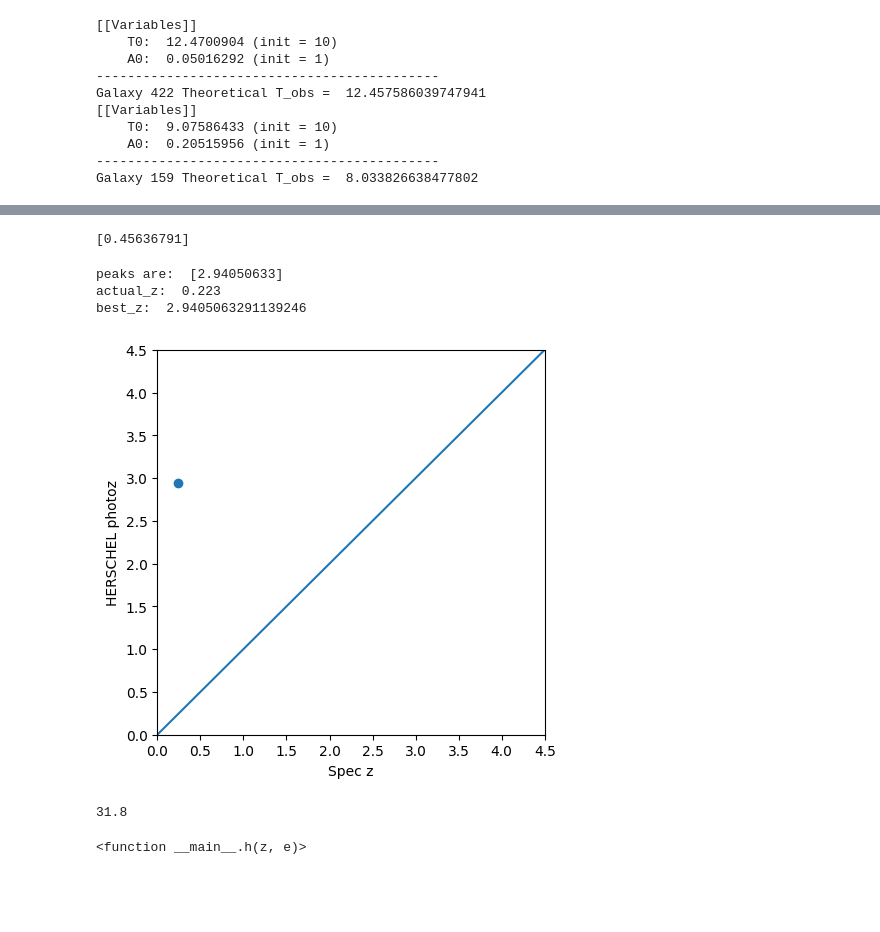
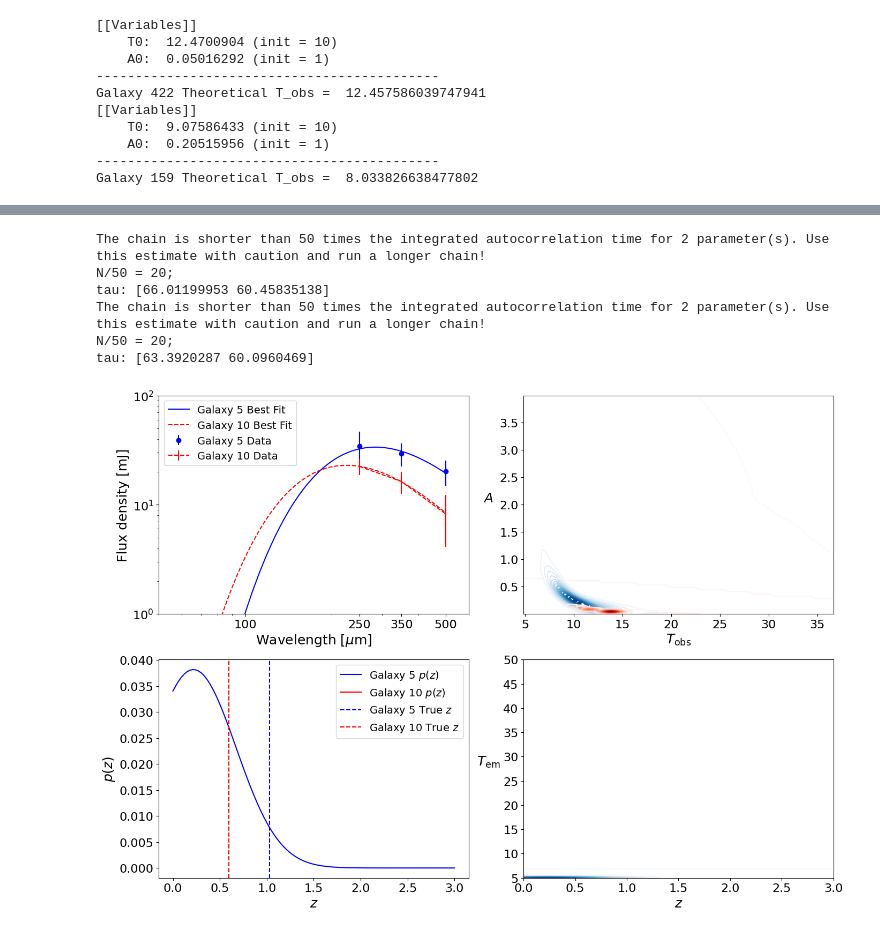
Before and after one commit to ptanouri/Submm_Photometry, a Jupyter notebook: PLOTTING_LAST_TIME_HOPEFULLY.ipynb, the cells around one changed output, grey strips where cells are left out. Cells and saved outputs as stored; diff of their text form; code cells hidden in the pictures; blank space fills up the shorter version.

```diff
--- a/PLOTTING_LAST_TIME_HOPEFULLY.ipynb
+++ b/PLOTTING_LAST_TIME_HOPEFULLY.ipynb
@@ -689,2 +684,0 @@ p_z_e = np.array(pdf_z_e(z_i=z_index, e_i=e_index))
-# %%
-p_z_e = p_z_e/np.sum(p_z_e)
@@ -1122,59 +684,0 @@ plt.show()
-# %%
-print(x_scatter)
-# %% [output]
-[0.45636791]
-# %%
-# Find peaks
-peak_indices = np.array(find_peaks(p_z)[0])
-z_peaks = z_grid[peak_indices]
-best_z = z_peaks[np.argmax(p_z[peak_indices])]
-
-print("peaks are: ", z_peaks)
-print("actual_z: ", z[index_number])
-print("best_z: ", best_z)
-
-
-
-# survery_elenoar
-# actual_z:  0.673
-# best_z:  0.8111111111111111
-
-###
-# josh
-# actual_z:  0.673
-# best_z:  0.7666666666666667
-
-###
-## pouya first model
-# actual_z:  0.673
-# best_z:  0.7222222222222222
-
-
-###
-## pouya more strict model (10<T<60,9.5<L<12.5 )
-# actual_z:  0.673
-# best_z:  0.8111111111111111
-# %% [output]
-peaks are:  [2.94050633]
-actual_z:  0.223
-best_z:  2.9405063291139246
-# %%
-
-
-# Compare predicted and actual redshifts
-x = y = np.linspace(0, 6, 2)
-fig = plt.figure(figsize=(5,5))
-ax = fig.add_subplot(111)
-ax.scatter(actual_z, best_z)
-ax.plot(x, y)
-ax.set_xlabel('Spec z')
-ax.set_ylabel('HERSCHEL photoz')
-ax.set_xlim([0, 4.5])
-ax.set_ylim([0, 4.5])
-plt.show()
-# %% [output]
-[figure, removed]
-# %%
-T[index_number]
-# %% [output]
-31.8
@@ -1180,0 +840,10 @@ T[index_number]
+# %%
+plot_flux_for_two_galaxies(index1=5, index2=10)
+# %% [output]
+The chain is shorter than 50 times the integrated autocorrelation time for 2 parameter(s). Use this estimate with caution and run a longer chain!
+N/50 = 20;
+tau: [66.01199953 60.45835138]
+The chain is shorter than 50 times the integrated autocorrelation time for 2 parameter(s). Use this estimate with caution and run a longer chain!
+N/50 = 20;
+tau: [63.3920287 60.0960469]
+[figure, added]
@@ -1190,7 +861,3 @@ T[index_number]
 # 39 good bad
 
 # anoher good 47
-# %%
-h
-# %% [output]
-<function __main__.h(z, e)>
```
Also changed, not shown: parts of 26 cells of this notebook.
